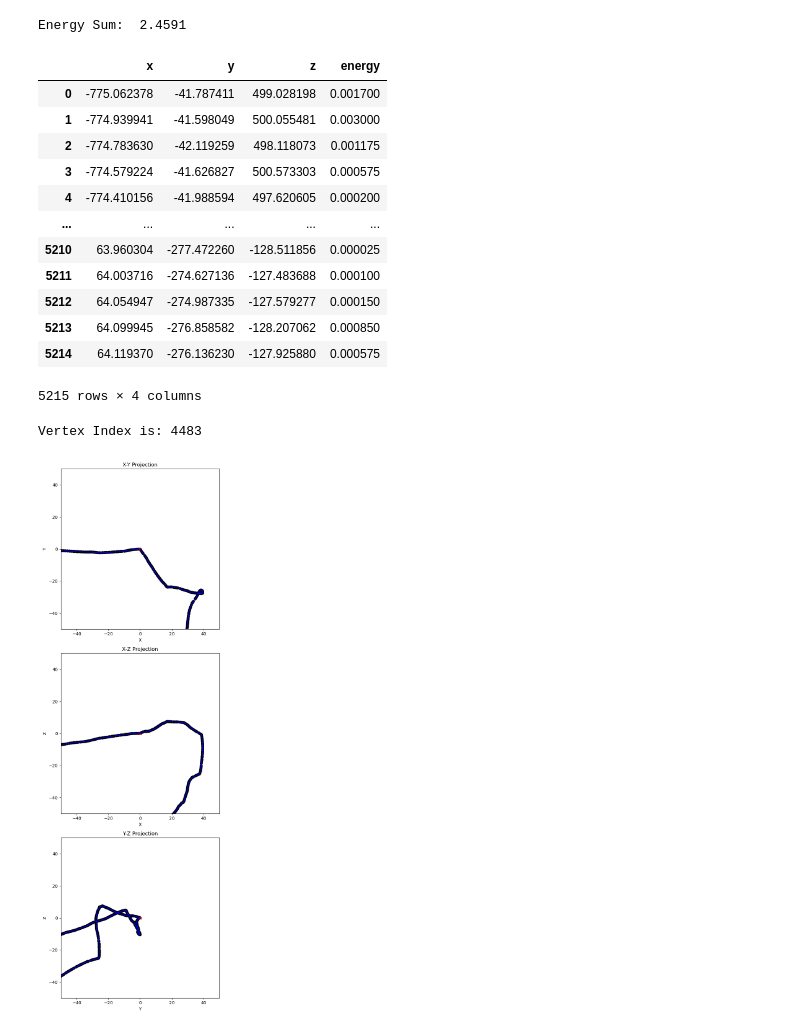
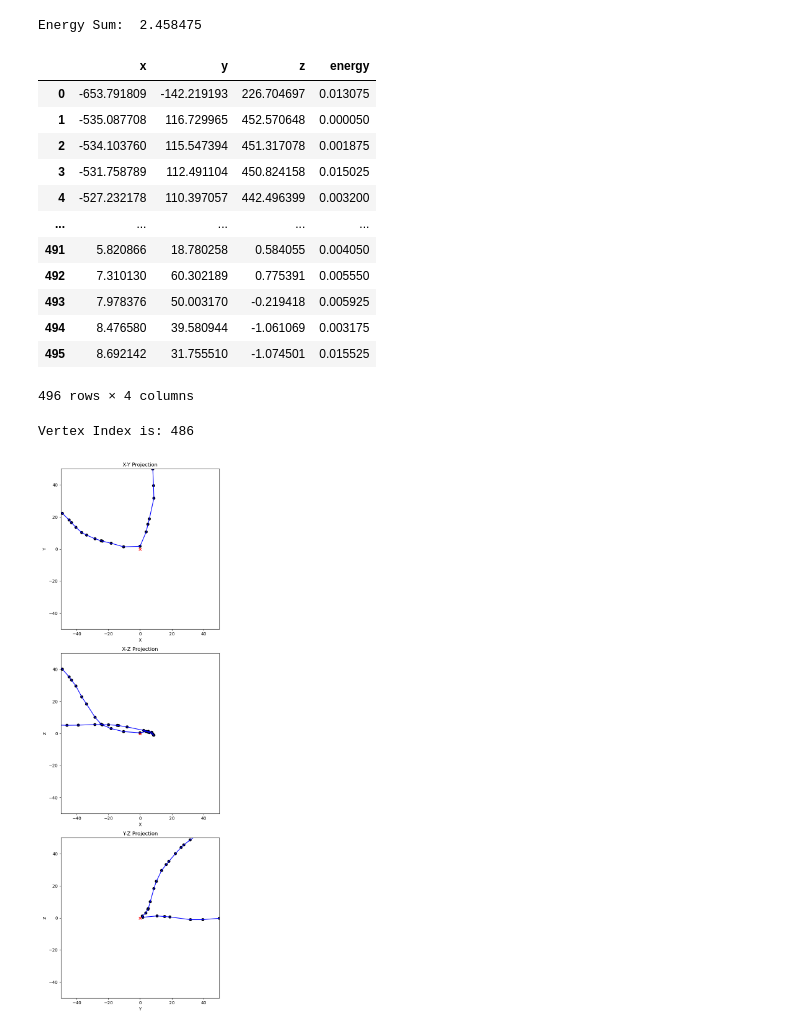
Before and after one commit to kvjmistry/NEXT_nudobe, a Jupyter notebook: workdir/TrackBuilder.ipynb, the cells around one changed output. Cells and saved outputs as stored; diff of their text form; code cells hidden in the pictures.

```diff
--- a/workdir/TrackBuilder.ipynb
+++ b/workdir/TrackBuilder.ipynb
@@ -12,7 +12,7 @@ from TrackReconstruction_functions import *
 # infile ='../../NEXT_nudobe/files/data/Leptoquark_SM_nexus.h5'
 # infile = '../../NEXT_nudobe/files/data/Leptoquark_SM_1mm_smear.h5'
 
-infile = '../../NEXT_nudobe/files/data/mbb_0_1mm_smear_1bar.h5'
+infile = '../../NEXT_nudobe/files/data/mbb_0_10mm_smear_1bar.h5'
 
 hits = pd.read_hdf(infile,"MC/hits")
 parts = pd.read_hdf(infile,"MC/particles")
@@ -35,7 +35,7 @@ display(hits)
 # %%
 %matplotlib widget
 
-event_num = 25
+event_num = 34
 
 data = hits[hits.event_id == event_num]
 
@@ -146,47 +146,47 @@ def plot_connections(ax, x, y, connections, connection_count, x_label, y_label):
     colors = ['r' if count == 1 or count == 0 else 'k' for count in connection_count]
     ax.scatter(x, y, c=colors, marker='o')
     ax.scatter(0, 0, c="r", marker='x')
     for connection in connections:
         start_node = connection[0]
         end_node = connection[1]
         ax.plot([x[start_node], x[end_node]], [y[start_node], y[end_node]], 'b-')
     ax.set_xlabel(x_label)
     ax.set_ylabel(y_label)
     ax.set_title(f'{x_label}-{y_label} Projection')
     ax.set_xlim(-50,50)
     ax.set_ylim(-50,50)
 
 # Create subplots
 fig, axs = plt.subplots(3, 1, figsize=(6, 18))
 
 # Plot xy projection
 plot_connections(axs[0], data['x'], data['y'], connections, connection_count, 'X', 'Y')
 
 # Plot xz projection
 plot_connections(axs[1], data['x'], data['z'], connections, connection_count, 'X', 'Z')
 
 # Plot yz projection
 plot_connections(axs[2], data['y'], data['z'], connections, connection_count, 'Y', 'Z')
 
 plt.tight_layout()
 plt.show()
 # %% [output]
-Energy Sum:  2.4591
+Energy Sum:  2.458475
 |  | x | y | z | energy |
-| 0 | -775.062378 | -41.787411 | 499.028198 | 0.001700 |
-| 1 | -774.939941 | -41.598049 | 500.055481 | 0.003000 |
-| 2 | -774.783630 | -42.119259 | 498.118073 | 0.001175 |
-| 3 | -774.579224 | -41.626827 | 500.573303 | 0.000575 |
-| 4 | -774.410156 | -41.988594 | 497.620605 | 0.000200 |
+| 0 | -653.791809 | -142.219193 | 226.704697 | 0.013075 |
+| 1 | -535.087708 | 116.729965 | 452.570648 | 0.000050 |
+| 2 | -534.103760 | 115.547394 | 451.317078 | 0.001875 |
+| 3 | -531.758789 | 112.491104 | 450.824158 | 0.015025 |
+| 4 | -527.232178 | 110.397057 | 442.496399 | 0.003200 |
 | ... | ... | ... | ... | ... |
-| 5210 | 63.960304 | -277.472260 | -128.511856 | 0.000025 |
-| 5211 | 64.003716 | -274.627136 | -127.483688 | 0.000100 |
-| 5212 | 64.054947 | -274.987335 | -127.579277 | 0.000150 |
-| 5213 | 64.099945 | -276.858582 | -128.207062 | 0.000850 |
-| 5214 | 64.119370 | -276.136230 | -127.925880 | 0.000575 |
+| 491 | 5.820866 | 18.780258 | 0.584055 | 0.004050 |
+| 492 | 7.310130 | 60.302189 | 0.775391 | 0.005550 |
+| 493 | 7.978376 | 50.003170 | -0.219418 | 0.005925 |
+| 494 | 8.476580 | 39.580944 | -1.061069 | 0.003175 |
+| 495 | 8.692142 | 31.755510 | -1.074501 | 0.015525 |
-5215 rows × 4 columns
+496 rows × 4 columns
-Vertex Index is: 4483
+Vertex Index is: 486
-[figure, old version]
+[figure, new version]
 # %%
 # Track building
 colormap = plt.cm.get_cmap('Dark2')
```
Also changed, not shown: parts of 12 cells of this notebook, 7 other files.
